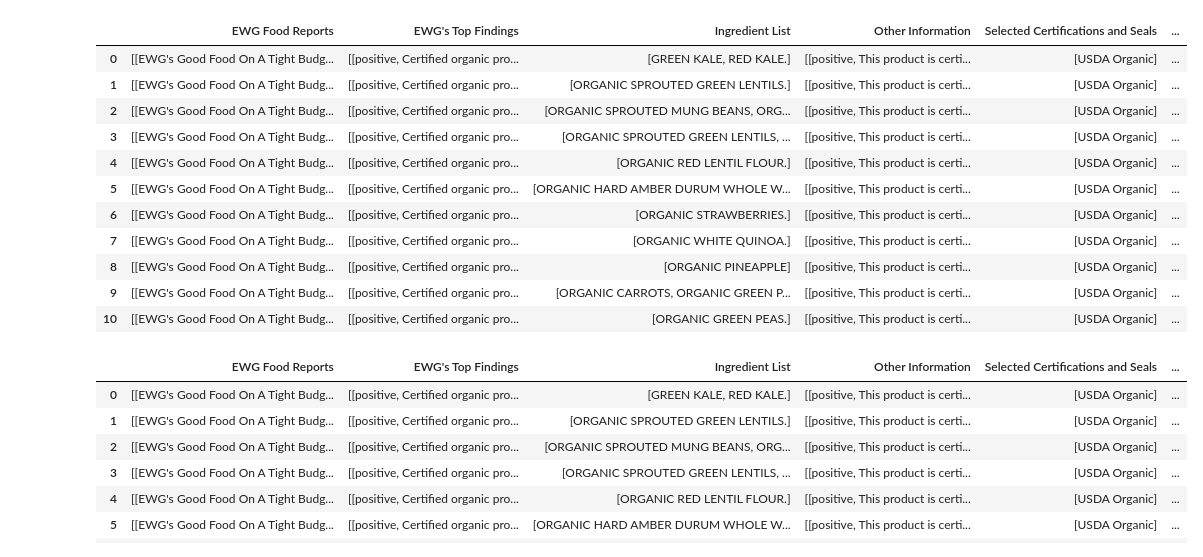
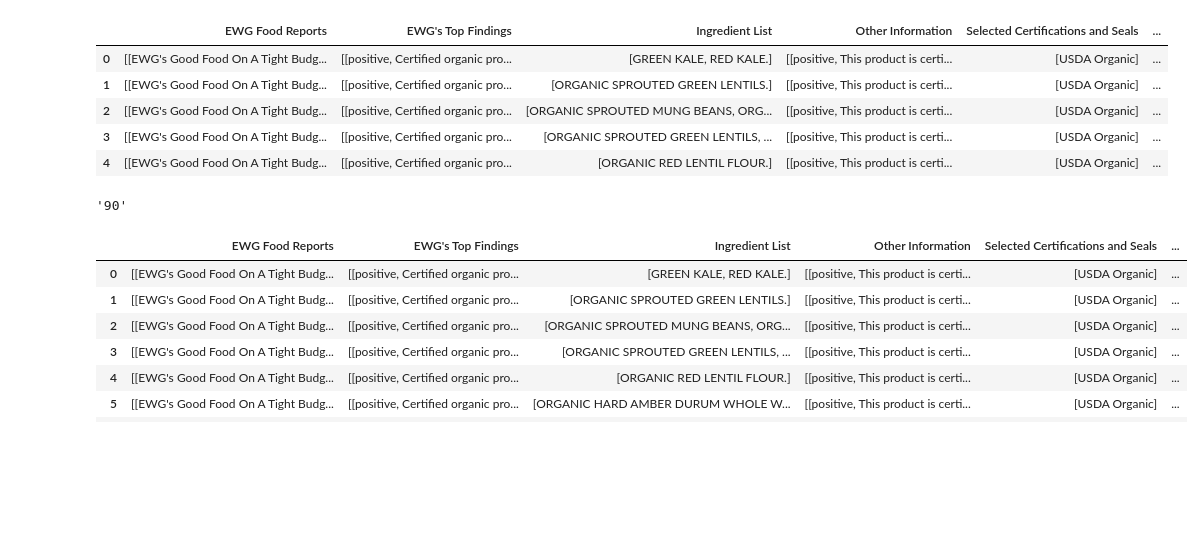
Before and after one commit to Yashwanthv21/FoodScoreAnalysis, a Jupyter notebook: EDA.ipynb, the cells around one changed output. Cells and saved outputs as stored; diff of their text form; code cells hidden in the pictures; blank space fills up the shorter version.

```diff
--- a/EDA.ipynb
+++ b/EDA.ipynb
@@ -7,11 +7,10 @@ pd.options.display.max_rows = None
 # %%
 df = pd.DataFrame()
 
-with open('foodscore/foodscore/food_details.jl') as f:
+with open('foodscore/foodscore/data/food_details.jl') as f:
     for i,line in enumerate(f):
         product = json.loads(line)
 #         print(product)
-        df = df.append(json_normalize(product))
-        if i == 10:
-            break
-df
+        df = df.append(json_normalize(product), sort=True)
+#         if i == 100:
+#             break
@@ -38,19 +17,17 @@ To retain the current behavior and silence the warning, pass 'sort=True'.
 # %%
 df = df.reset_index(drop=True)
-df
+df.head()
 # %% [output]
 |  | EWG Food Reports | EWG's Top Findings | Ingredient List | Other Information | Selected Certifications and Seals | ... |
 | 0 | [[EWG's Good Food On A Tight Budg... | [[positive, Certified organic pro... | [GREEN KALE, RED KALE.] | [[positive, This product is certi... | [USDA Organic] | ... |
 | 1 | [[EWG's Good Food On A Tight Budg... | [[positive, Certified organic pro... | [ORGANIC SPROUTED GREEN LENTILS.] | [[positive, This product is certi... | [USDA Organic] | ... |
 | 2 | [[EWG's Good Food On A Tight Budg... | [[positive, Certified organic pro... | [ORGANIC SPROUTED MUNG BEANS, ORG... | [[positive, This product is certi... | [USDA Organic] | ... |
 | 3 | [[EWG's Good Food On A Tight Budg... | [[positive, Certified organic pro... | [ORGANIC SPROUTED GREEN LENTILS, ... | [[positive, This product is certi... | [USDA Organic] | ... |
 | 4 | [[EWG's Good Food On A Tight Budg... | [[positive, Certified organic pro... | [ORGANIC RED LENTIL FLOUR.] | [[positive, This product is certi... | [USDA Organic] | ... |
-| 5 | [[EWG's Good Food On A Tight Budg... | [[positive, Certified organic pro... | [ORGANIC HARD AMBER DURUM WHOLE W... | [[positive, This product is certi... | [USDA Organic] | ... |
-| 6 | [[EWG's Good Food On A Tight Budg... | [[positive, Certified organic pro... | [ORGANIC STRAWBERRIES.] | [[positive, This product is certi... | [USDA Organic] | ... |
-| 7 | [[EWG's Good Food On A Tight Budg... | [[positive, Certified organic pro... | [ORGANIC WHITE QUINOA.] | [[positive, This product is certi... | [USDA Organic] | ... |
-| 8 | [[EWG's Good Food On A Tight Budg... | [[positive, Certified organic pro... | [ORGANIC PINEAPPLE] | [[positive, This product is certi... | [USDA Organic] | ... |
-| 9 | [[EWG's Good Food On A Tight Budg... | [[positive, Certified organic pro... | [ORGANIC CARROTS, ORGANIC GREEN P... | [[positive, This product is certi... | [USDA Organic] | ... |
-| 10 | [[EWG's Good Food On A Tight Budg... | [[positive, Certified organic pro... | [ORGANIC GREEN PEAS.] | [[positive, This product is certi... | [USDA Organic] | ... |
+# %%
+df['total_score'].max()
+# %% [output]
+'90'
 # %%
 import urllib3
 from bs4 import BeautifulSoup
```
Also changed, not shown: parts of 1 cell of this notebook, 2 other files.
